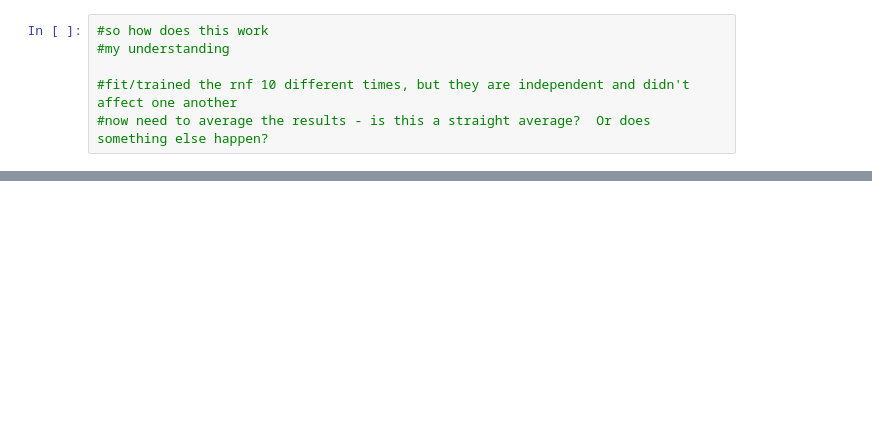
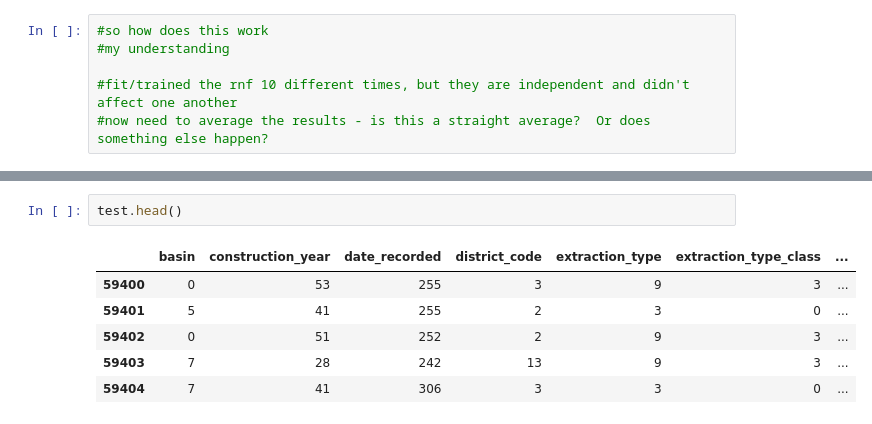
Before and after one commit to JohnErnestBonanno/WaterPump, a Jupyter notebook: Modeling_WaterPump.ipynb, the cells around one changed output, grey strips where cells are left out. Drawn from its saved outputs; the diff is of its cells as text; blank space fills up the shorter version.

```diff
--- a/Modeling_WaterPump.ipynb
+++ b/Modeling_WaterPump.ipynb
@@ -251,0 +367,9 @@ Train: [    0     1     2 ..., 39597 39598 39599] | test: [39600 39601 39602 ...
+# %%
+test.head()
+# %% [output]
+|  | basin | construction_year | date_recorded | district_code | extraction_type | extraction_type_class | ... |
+| 59400 | 0 | 53 | 255 | 3 | 9 | 3 | ... |
+| 59401 | 5 | 41 | 255 | 2 | 3 | 0 | ... |
+| 59402 | 0 | 51 | 252 | 2 | 9 | 3 | ... |
+| 59403 | 7 | 28 | 242 | 13 | 9 | 3 | ... |
+| 59404 | 7 | 41 | 306 | 3 | 3 | 0 | ... |
```
Also changed, not shown: parts of 54 cells of this notebook, 1 other file.
